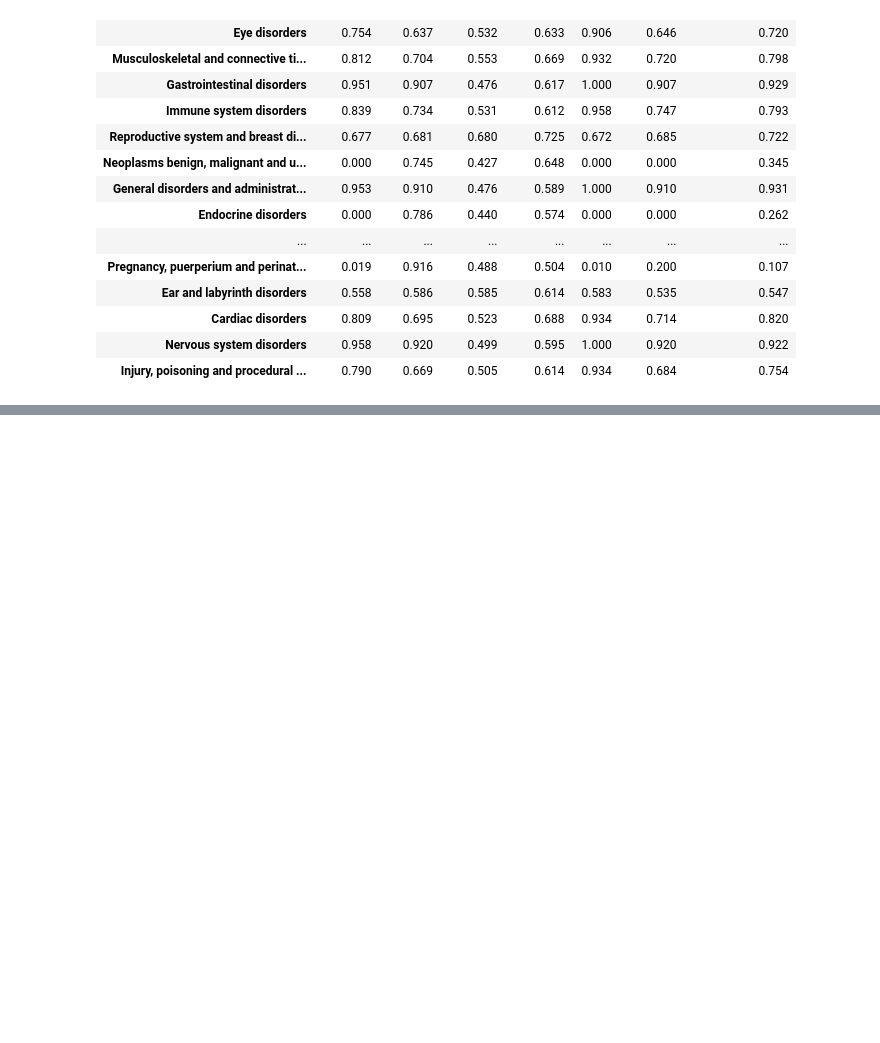
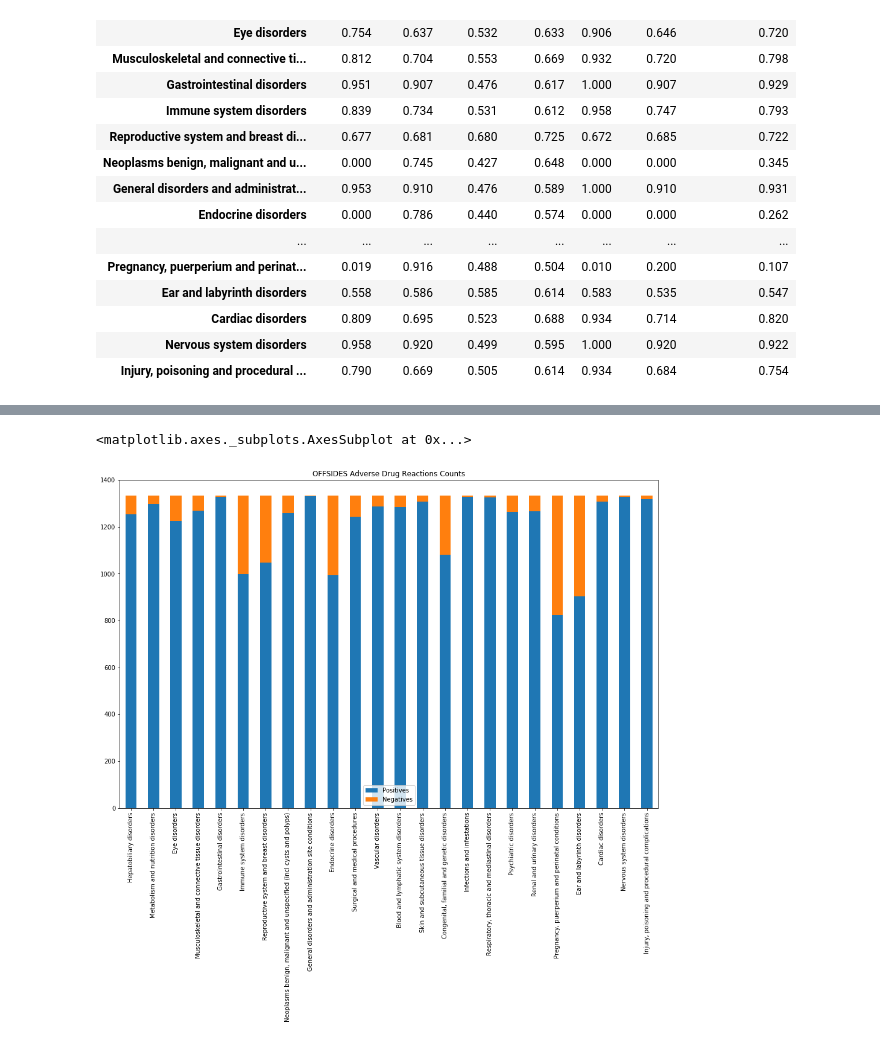
Before and after one commit to ricardoamferreira/Predicting-Adverse-Drug-Reactions-with-Machine-Learning, a Jupyter notebook: Predicting Adverse Drug Reactions With Machine Learning.ipynb, the cells around one changed output, grey strips where cells are left out. Drawn from its saved outputs; the diff is of its cells as text; code cells hidden in the pictures; blank space fills up the shorter version.

```diff
--- a/Predicting Adverse Drug Reactions With Machine Learning.ipynb
+++ b/Predicting Adverse Drug Reactions With Machine Learning.ipynb
@@ -376,0 +753,14 @@ Scores for optimized SVC with balancing:
+# %%
+mod_off = pd.read_csv("./datasets/offside_socs_modified.csv")
+df = pd.read_csv("./datasets/sider.csv")
+todrop = ["Product issues", "Investigations", "Social circumstances"]
+df.drop(todrop, axis=1, inplace=True)
+
+# 1332 Rows in Total
+df_y_2 = mod_off.drop("smiles", axis=1)
+d2 = {"Positives": df_y_2.sum(axis=0), "Negatives": 1332 - df_y_2.sum(axis=0)}
+counts = pd.DataFrame(data=d2)
+counts.plot(kind='bar', figsize=(16, 10), title="OFFSIDES Adverse Drug Reactions Counts", ylim=(0, 1400), stacked=True)
+# %% [output]
+<matplotlib.axes._subplots.AxesSubplot at 0x...>
+[figure, added]
```
Also changed, not shown: parts of 45 cells of this notebook, 2 other files.
